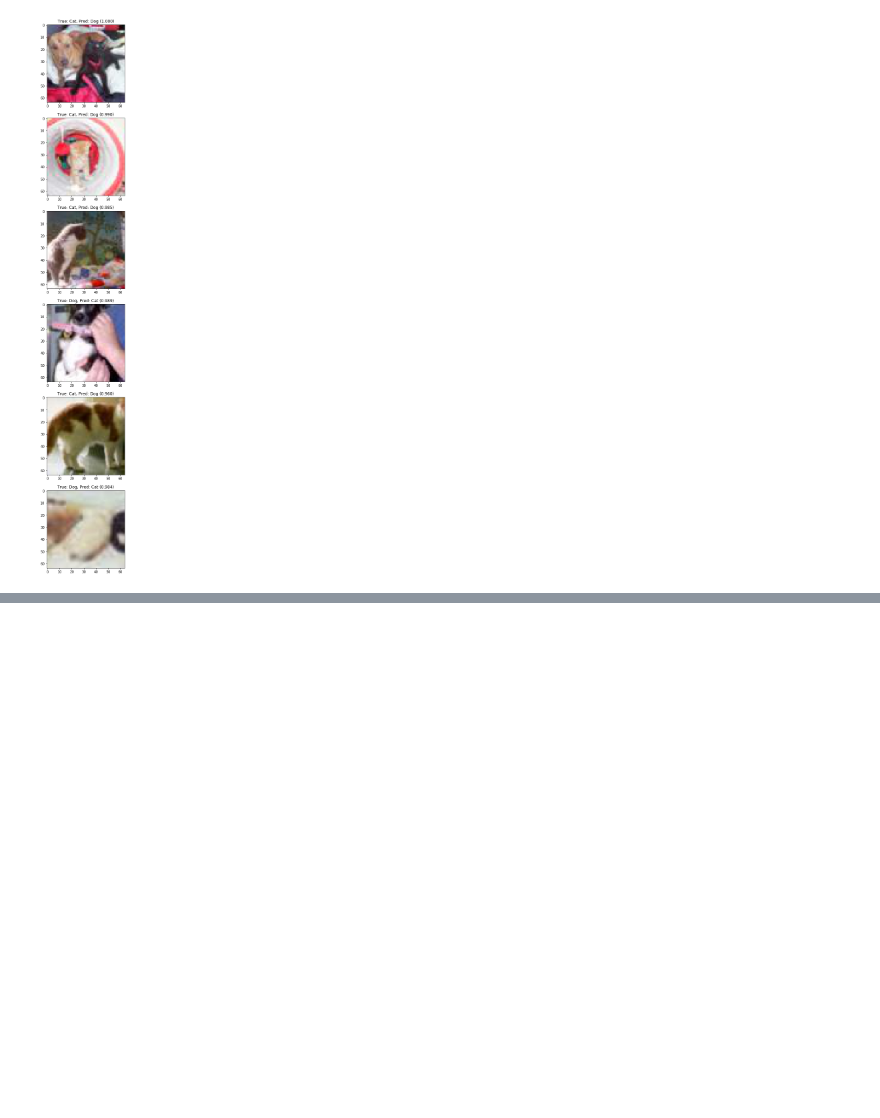
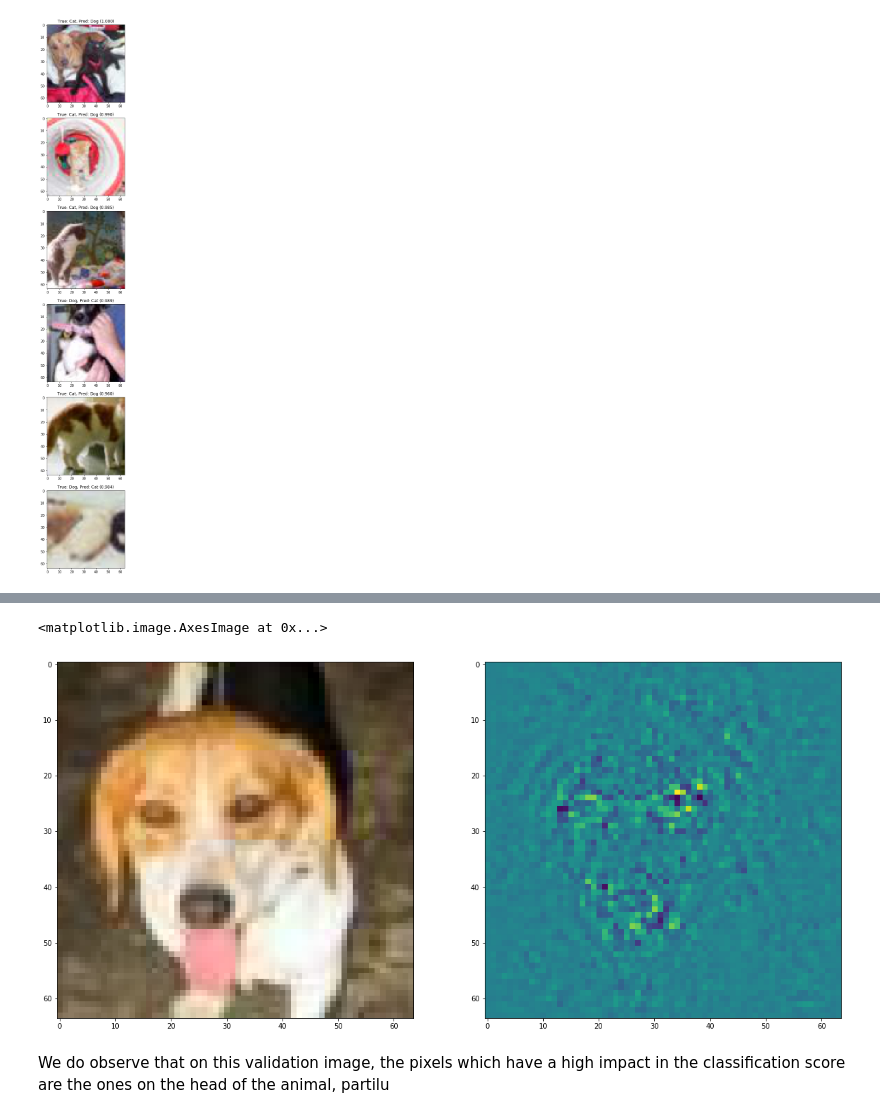
Before and after one commit to afcarl/IFT6135H18, a Jupyter notebook: assignment2/exo2_homework2.ipynb, the cells around one changed output, grey strips where cells are left out. Cells and saved outputs as stored; diff of their text form; code cells hidden in the pictures; blank space fills up the shorter version.

```diff
--- a/assignment2/exo2_homework2.ipynb
+++ b/assignment2/exo2_homework2.ipynb
@@ -523,0 +564,26 @@ for i in range(n_im):
+# %%
+for batch_idx, (data, target) in enumerate(valid_loader):
+    imgs = data
+    target = label
+    break
+idx = np.random.randint(64)
+input_im = Variable(imgs[idx])
+input_im.requires_grad = True
+if label[idx] == 1:
+    score = model2(input_im.unsqueeze(0))
+else:
+    score = 1-model2(input_im.unsqueeze(0))
+score = torch.log(score/(1-score)) #This is the logit
+score.backward()
+saliency_map = input_im.grad.mean(0).data.numpy()
+# %%
+plt.figure(figsize=(20,20))
+plt.subplot(1, 2, 1)
+plt.imshow(torch2pil(.5*imgs[idx]+.5))
+plt.subplot(1, 2, 2)
+plt.imshow(saliency_map)
+# %% [output]
+<matplotlib.image.AxesImage at 0x...>
+[figure, added]
+# %% [markdown]
+We do observe that on this validation image, the pixels which have a high impact in the classification score are the ones on the head of the animal, partilu
```
Also changed, not shown: parts of 12 cells of this notebook.
